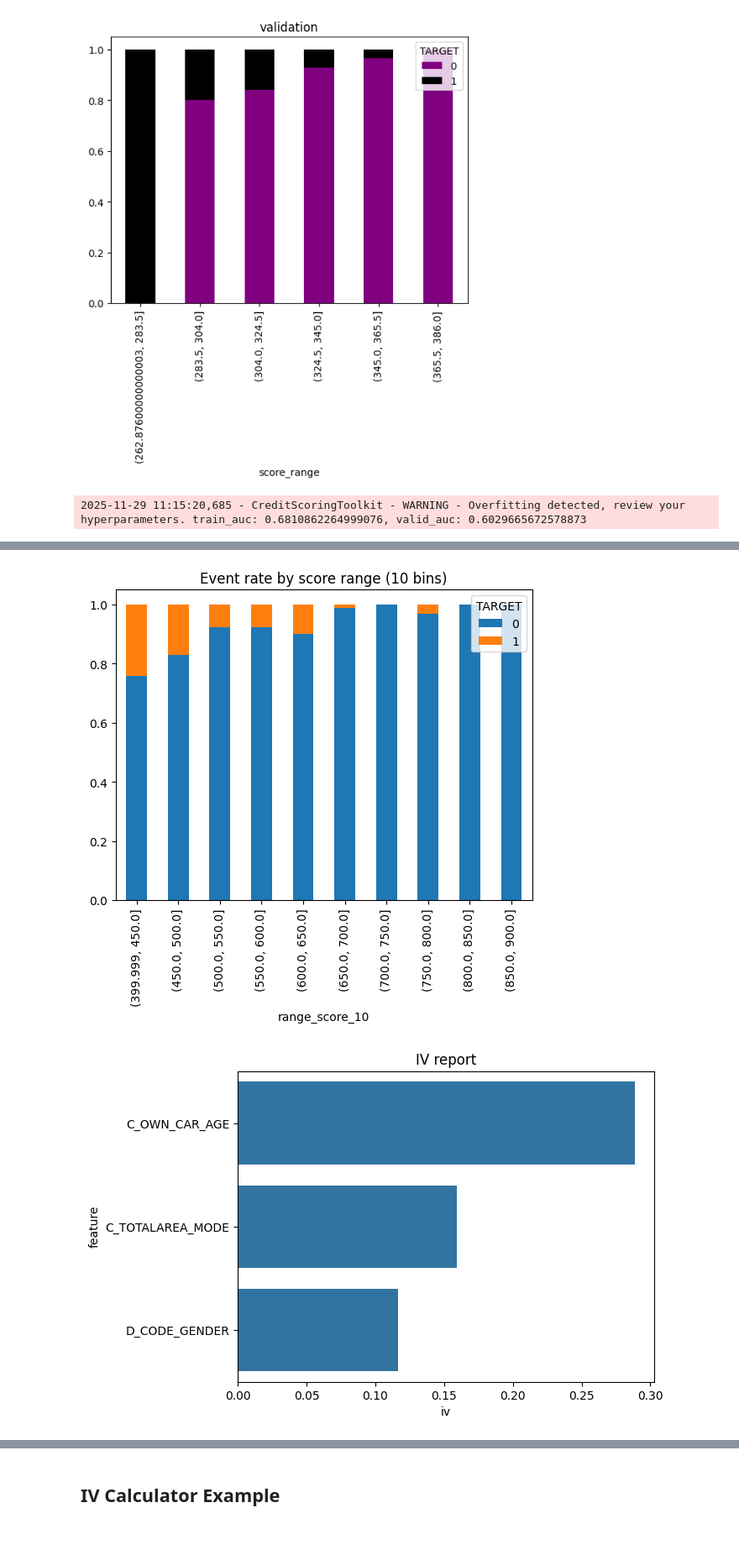
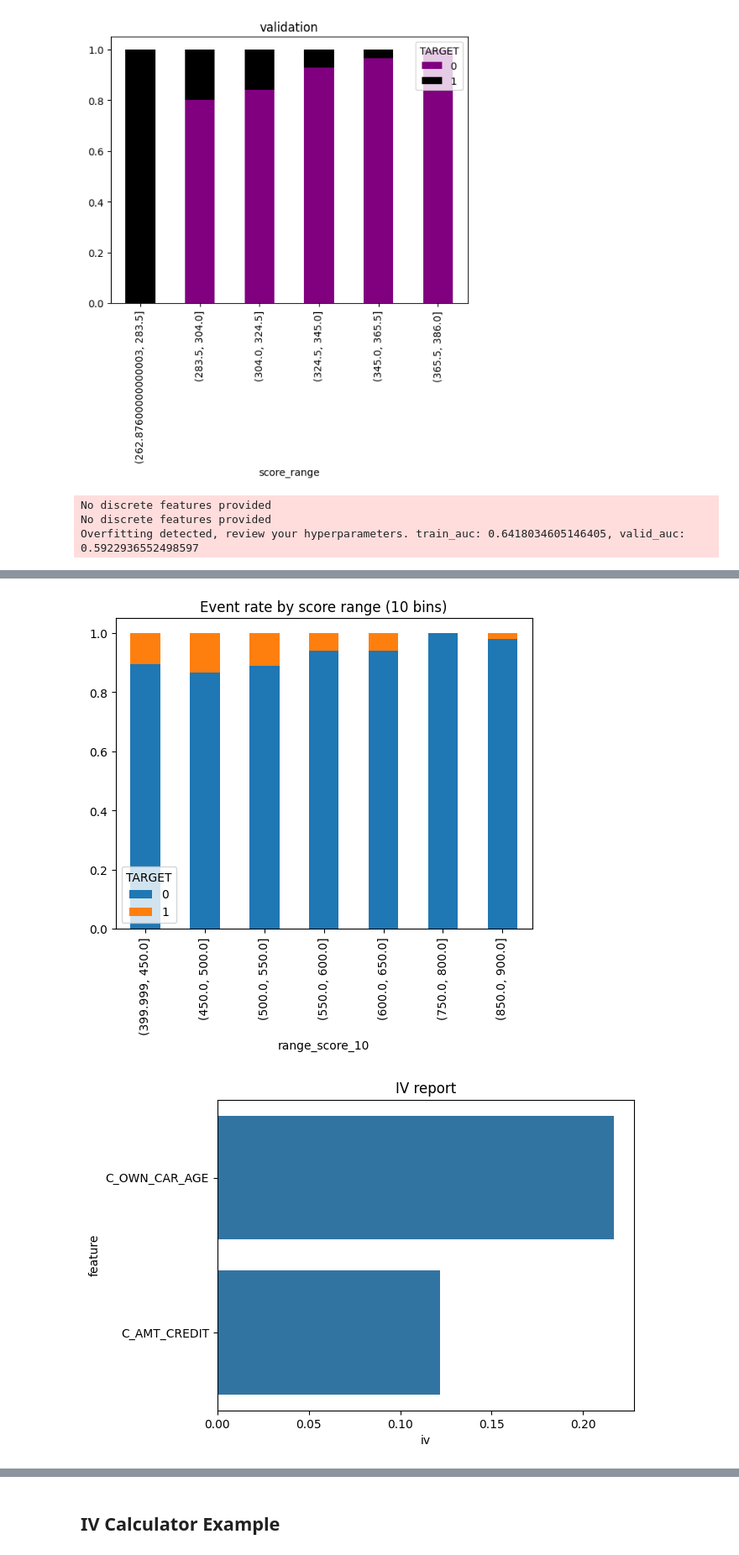
Before and after one commit to JGFuentesC/woe_credit_scoring, a Jupyter notebook: Usage Example.ipynb, the cells around one changed output, grey strips where cells are left out. Shown at 84% size. Cells and saved outputs as stored; diff of their text form; code cells hidden in the pictures.

```diff
--- a/Usage Example.ipynb
+++ b/Usage Example.ipynb
@@ -218,11 +225,14 @@ kwargs = {'iv_feature_threshold':0.1,
           'max_discretization_bins':3,
           'strictly_monotonic':False,
           'create_reporting':True,
-          'discretization_method':'quantile'}
-acs = AutoCreditScoring(train,'TARGET',varc,vard)
+          'discretization_method':'quantile',
+          }
+acs = AutoCreditScoring(train,'TARGET',continuous_features=varc)
 acs.fit(**kwargs)
 
 # You can also save the reports to a folder in PNG format
 acs.save_reports('reports')
 # %% [output]
-2025-11-29 11:15:20,685 - CreditScoringToolkit - WARNING - Overfitting detected, review your hyperparameters. train_auc: 0.6810862264999076, valid_auc: 0.6029665672578873
+No discrete features provided
+No discrete features provided
+Overfitting detected, review your hyperparameters. train_auc: 0.6418034605146405, valid_auc: 0.5922936552498597
@@ -232,2 +242,2 @@ acs.save_reports('reports')
-[figure, old version]
+[figure, new version]
-[figure, old version]
+[figure, new version]
```
Also changed, not shown: parts of 3 cells of this notebook, 18 other files.
